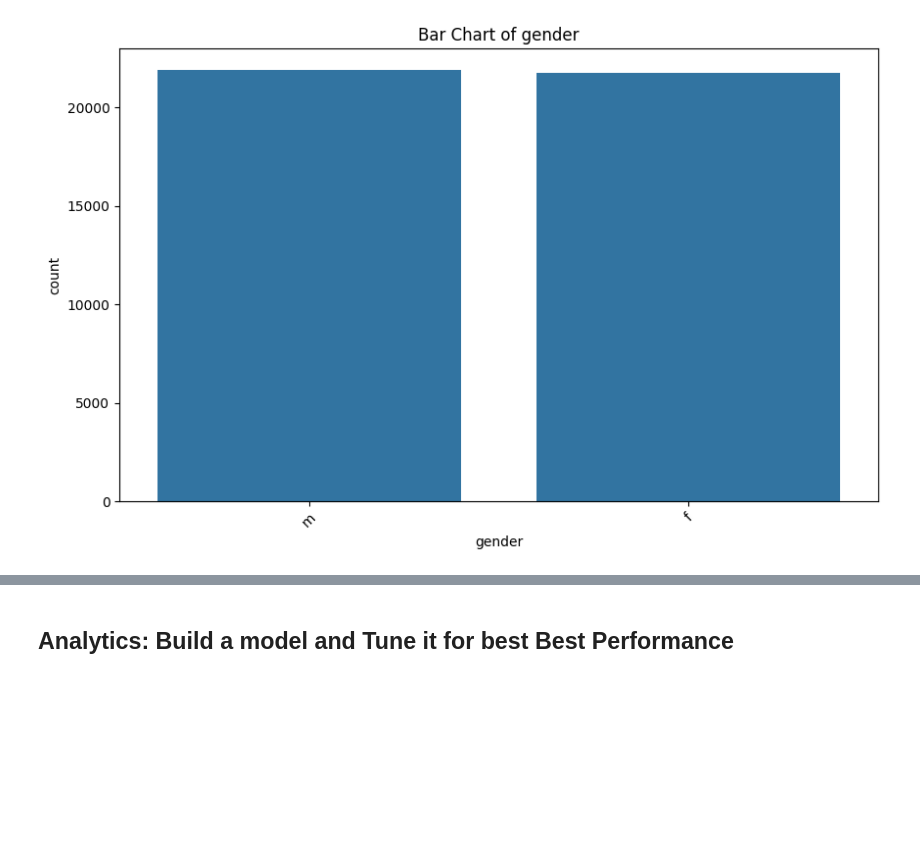
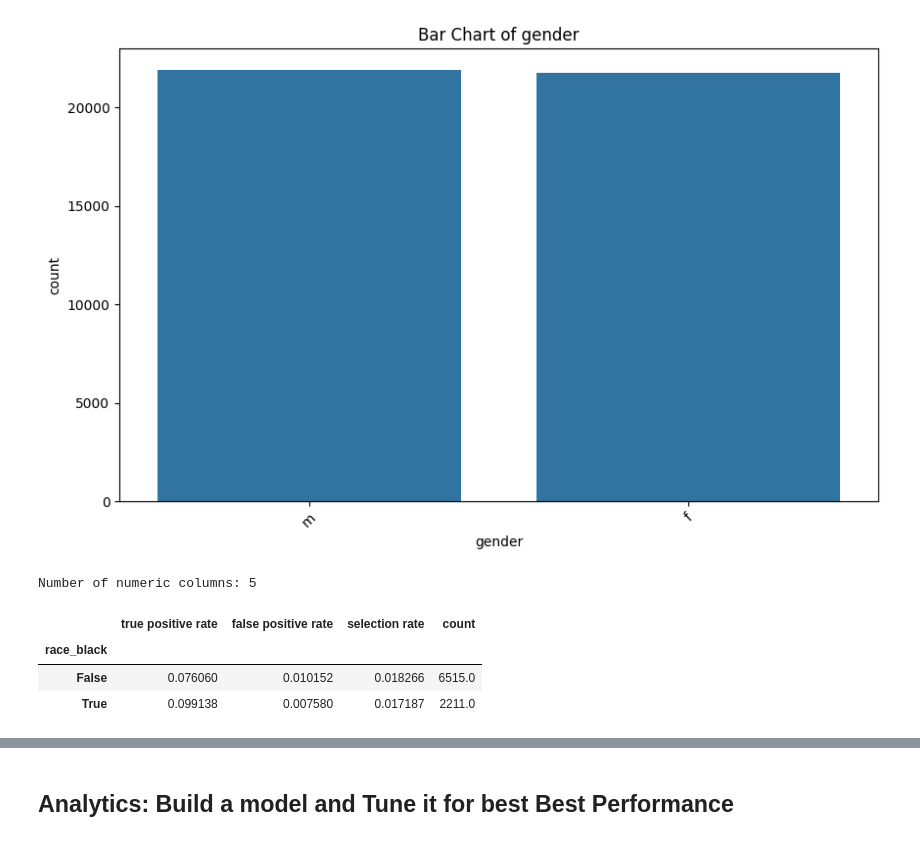
Before and after one commit to Porter547/ds1001_final, a Jupyter notebook: ds1001_final/notebooks/Final_Project_Notebook.ipynb, the cells around one changed output, grey strips where cells are left out. Drawn from its saved outputs; the diff is of its cells as text; code cells hidden in the pictures; blank space fills up the shorter version.

```diff
--- a/ds1001_final/notebooks/Final_Project_Notebook.ipynb
+++ b/ds1001_final/notebooks/Final_Project_Notebook.ipynb
@@ -150,7 +161,10 @@ for col in categorical_columns:
 [figure]
 # %%
 # How many numeric columns are in the data set?
-num_numeric_columns = "xx".select_dtypes(include=['number']).shape[1]
+num_numeric_columns = data.select_dtypes(include=['number']).shape[1]
+print(f"Number of numeric columns: {num_numeric_columns}")
+# %% [output]
+Number of numeric columns: 5
 # %%
 # Normalization
 scaler = MinMaxScaler()
@@ -158,2 +172,9 @@ scaler = MinMaxScaler()
+# %%
+display(mf_race.by_group)
+# %% [output]
+|  | true positive rate | false positive rate | selection rate | count |
+| race_black |  |  |  |  |
+| False | 0.076060 | 0.010152 | 0.018266 | 6515.0 |
+| True | 0.099138 | 0.007580 | 0.017187 | 2211.0 |
 # %%
 # Likely need to convert categorical columns to category dtype
```
Also changed, not shown: parts of 21 cells of this notebook.
